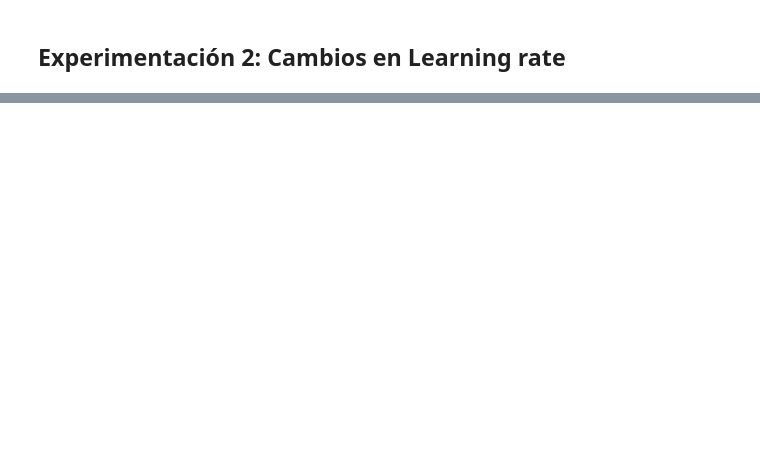
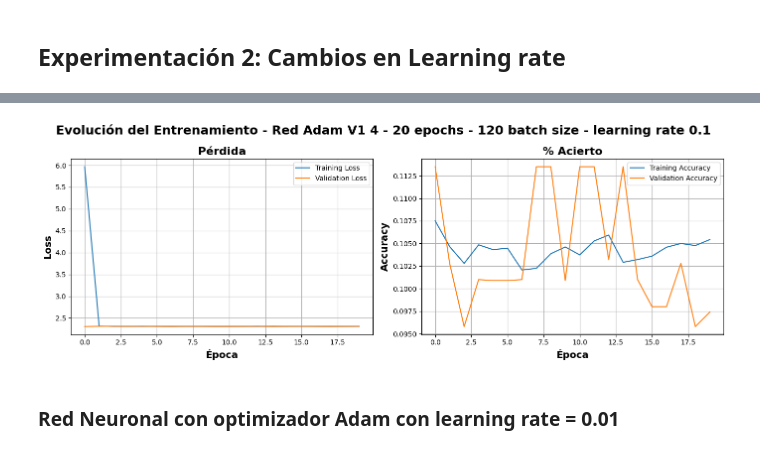
Before and after one commit to IJozk/DeepL, a Jupyter notebook: Copia_de_DLY0100_Entrega_1_Equipo_4.ipynb, the cells around one changed output, grey strips where cells are left out. Cells and saved outputs as stored; diff of their text form; code cells hidden in the pictures; blank space fills up the shorter version.

```diff
--- a/Copia_de_DLY0100_Entrega_1_Equipo_4.ipynb
+++ b/Copia_de_DLY0100_Entrega_1_Equipo_4.ipynb
@@ -457,0 +524,34 @@ Para el Optimizador Adam, la configuración de arquitectura mas conveniente es l
+# %%
+neuronas=[512, 256, 128]
+
+activaciones = ['relu', 'relu', 'relu', 'softmax']  # Activaciones por capa
+nombre_red = "Red_Neuronal_Adam_V2_1"
+
+## Crear red
+red_adamv2_1 = crear_red_neuronal(
+    N=N,
+    C=C,
+    neuronas=neuronas,
+    activaciones=activaciones,
+    dropout=None,
+    nombre=nombre_red
+)
+# %%
+## Compilacion de la red para resetear pesos
+red_adamv2_1.compile(
+    loss= 'categorical_crossentropy',
+    optimizer=Adam(learning_rate=0.1),
+    metrics=['accuracy']
+)
+
+## Entrenamiento de la red
+hist_redadamv2_1 = red_adamv2_1.fit(
+        X_train, y_train,
+        epochs=20,
+        batch_size=120,
+        validation_data=(X_test, y_test),
+        verbose=1
+    )
+
+## Descripción red
+red_adamv2_1_descrip = "Optimizer: Adam \n Activation: Relu + Softmax \n Drop out: No \n Loss: Categorical crossentropy \n Batch size: 120 \n Epochs: 50 \n Learnind rate: 0.1"
@@ -457,0 +592,6 @@ Para el Optimizador Adam, la configuración de arquitectura mas conveniente es l
+# %%
+plot_history(hist_redadamv2_1, name_model='Red Adam V1 4 - 20 epochs - 120 batch size - learning rate 0.1')
+# %% [output]
+[figure, added]
+# %% [markdown]
+### Red Neuronal con optimizador Adam con learning rate = 0.01
```
Also changed, not shown: parts of 44 cells of this notebook, 5 other files.
